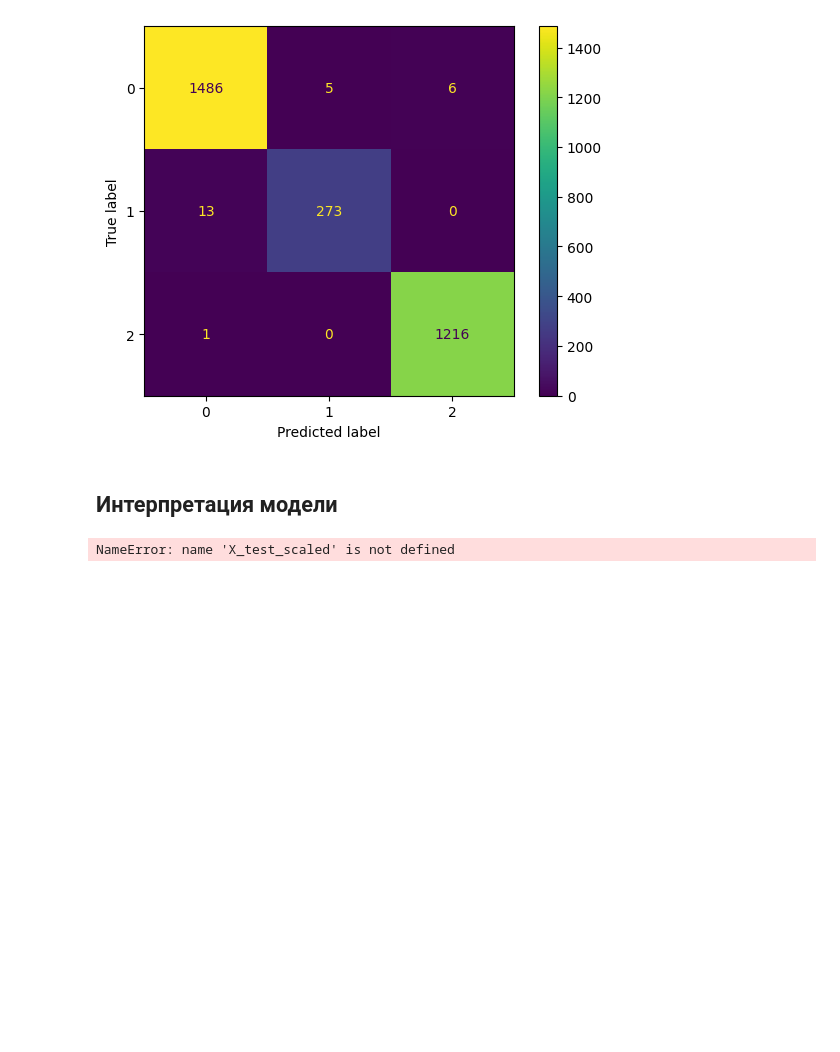
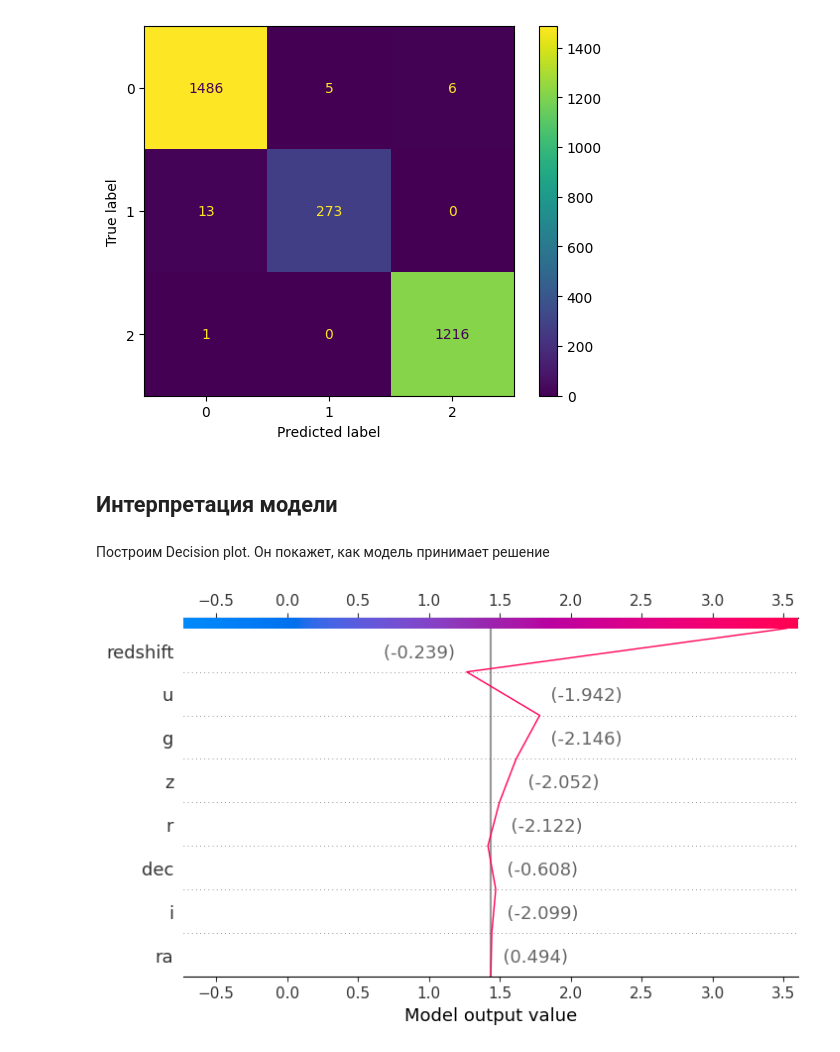
Before and after one commit to starminalush/star-classification-itmo-2023, a Jupyter notebook: notebook/xgboost_classifier.ipynb, the cells around one changed output. Drawn from its saved outputs; the diff is of its cells as text; code cells hidden in the pictures; blank space fills up the shorter version.

```diff
--- a/notebook/xgboost_classifier.ipynb
+++ b/notebook/xgboost_classifier.ipynb
@@ -58,7 +65,9 @@ y = df['class']
 # %% [markdown]
 Разобьем данные на train и test подвыборки
 # %%
-X_train, X_test, y_train, y_test = train_test_split(X, y, test_size=0.3, random_state=RANDOM_SEED)
+X_train, X_test, y_train, y_test = train_test_split(
+    X, y, test_size=0.3, random_state=RANDOM_SEED
+)
 # %% [markdown]
 Перед обучением надо предварительно конвертировать целевую метку в формат, удобный для модели. Выберем LabelEncoder, потому что у нас только одна категориальная переменная, и тут на самом деле без особой разницы, как именно ее кодировать. Если бы у нас было их несколько, то можно было бы использовать OneHotEncoder, чтобы модель не подумала, что между данными после препроцессинга OneHotEncoder есть какая-то связь
 # %%
@@ -137,28 +155,30 @@ Fitting 3 folds for each of 4 candidates, totalling 12 fits
 Для того, чтобы подобрать параметры с помощью optuna, будем использовать ее интеграцию с sklearn
 # %%
 param = {
-    'learning_rate': optuna.distributions.FloatDistribution(0.01, 0.1, log=True),
-    'n_estimators': optuna.distributions.IntDistribution(50, 150),
-    'max_depth': optuna.distributions.IntDistribution(3, 5),
-    'min_child_weight': optuna.distributions.IntDistribution( 1, 3),
-    'subsample': optuna.distributions.FloatDistribution(0.8, 1.0),
-    'colsample_bytree': optuna.distributions.FloatDistribution(0.8, 1.0),
-    'gamma': optuna.distributions.FloatDistribution(0, 0.1)
+    "learning_rate": optuna.distributions.FloatDistribution(0.01, 0.1, log=True),
+    "n_estimators": optuna.distributions.IntDistribution(50, 150),
+    "max_depth": optuna.distributions.IntDistribution(3, 5),
+    "min_child_weight": optuna.distributions.IntDistribution(1, 3),
+    "subsample": optuna.distributions.FloatDistribution(0.8, 1.0),
+    "colsample_bytree": optuna.distributions.FloatDistribution(0.8, 1.0),
+    "gamma": optuna.distributions.FloatDistribution(0, 0.1),
 }
 
 # Создание объекта OptunaSearchCV
 optuna_search = OptunaSearchCV(
-    XGBClassifier(objective='multi:softmax', num_class=len(set(y)), use_label_encoder=False),
+    XGBClassifier(
+        objective="multi:softmax", num_class=len(set(y)), use_label_encoder=False
+    ),
     param,
-    scoring='f1_weighted',
+    scoring="f1_weighted",
     n_trials=100,
     cv=3,
     verbose=1,
-    random_state=RANDOM_SEED
+    random_state=RANDOM_SEED,
 )
 
 # Запуск поиска
-optuna_search.fit(X_train, y_train)
+optuna_search.fit(X_train_scaled, y_train)
 
 print("Наилучшие параметры:", optuna_search.best_params_)
 print("Наилучший показатель качества (F1-мера):", optuna_search.best_score_)
@@ -187,8 +207,13 @@ print("Наилучший показатель качества (F1-мера):",
 # %% [markdown]
 Обучим наулучшую модель
 # %%
-xgb = XGBClassifier(objective='multi:softmax',  num_class=len(set(y)), use_label_encoder=False, **optuna_search.best_params_)
-xgb.fit(X_train, y_train)
+xgb_model = XGBClassifier(
+    objective="multi:softmax",
+    num_class=len(set(y)),
+    use_label_encoder=False,
+    **optuna_search.best_params_,
+)
+xgb_model.fit(X_train_scaled, y_train)
 # %% [output]
 XGBClassifier(base_score=None, booster=None, callbacks=None,
               colsample_bylevel=None, colsample_bynode=None,
@@ -225,12 +250,13 @@ disp.plot()
 [figure]
 # %% [markdown]
 ## Интерпретация модели
+# %% [markdown]
+Построим Decision plot. Он покажет, как модель принимает решение
 # %%
-explainer = shap.TreeExplainer(xgb)
+explainer = shap.TreeExplainer(xgb_model)
 # %%
 choosen_instance = X_test_scaled.loc[[10]]
 shap_values = explainer.shap_values(choosen_instance)
-shap.initjs()
-shap.force_plot(explainer.expected_value[0], shap_values[0], choosen_instance)
+shap.plots.decision(explainer.expected_value[0], shap_values[0], choosen_instance)
 # %% [output]
-NameError: name 'X_test_scaled' is not defined
+[figure, added]
```
Also changed, not shown: parts of 18 cells of this notebook, 1 other file.
